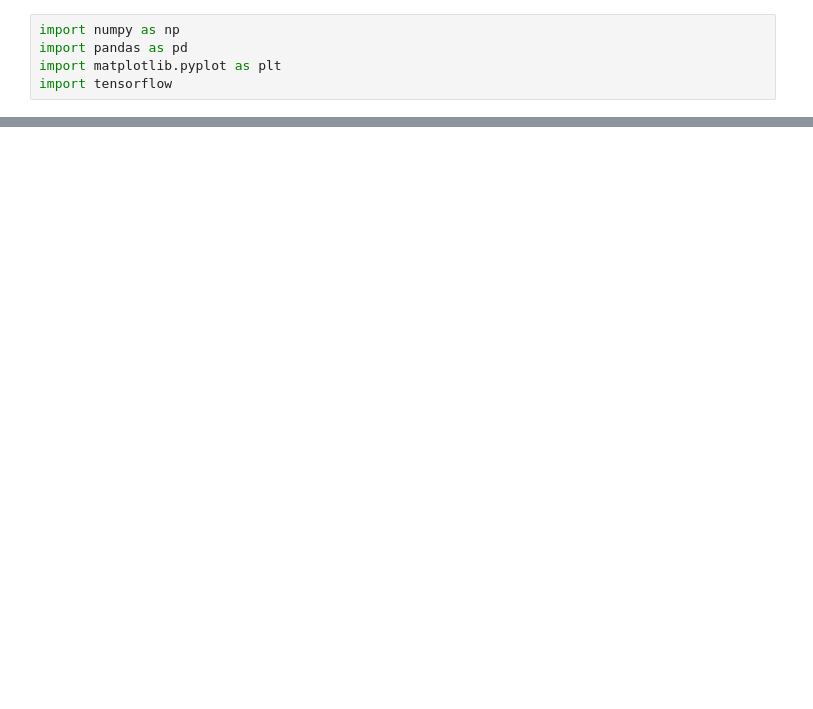
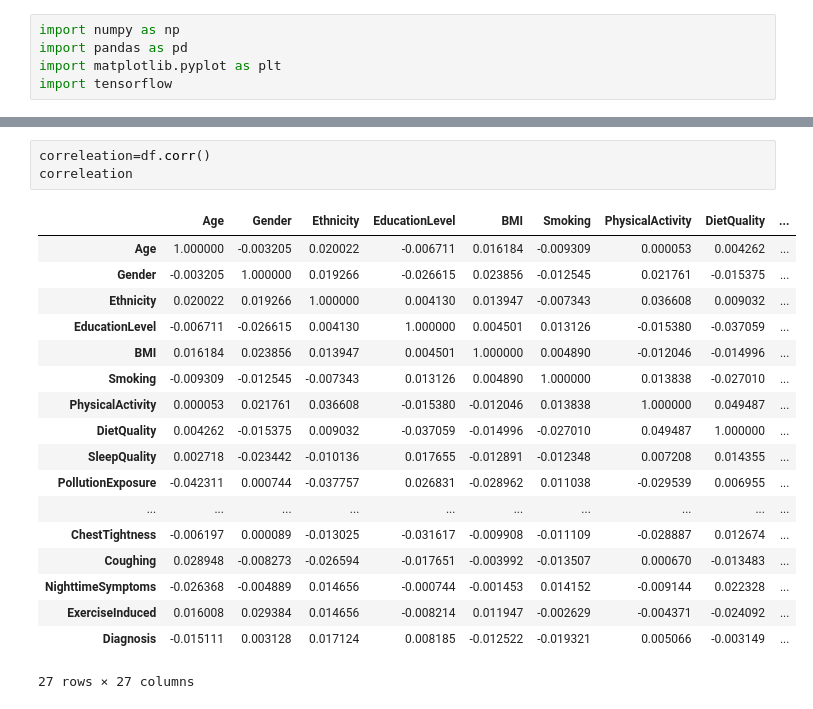
Before and after one commit to Visheshpgowda/disease-prediction-app, a Jupyter notebook: backend/app/models/asthma_model.ipynb, the cells around one changed output, grey strips where cells are left out. Saved outputs shown, nothing was run; the diff lists cells and outputs as text; blank space fills up the shorter version.

```diff
--- a/backend/app/models/asthma_model.ipynb
+++ b/backend/app/models/asthma_model.ipynb
@@ -34,0 +123,22 @@ df.sample(10)
+# %%
+correleation=df.corr()
+correleation
+# %% [output]
+|  | Age | Gender | Ethnicity | EducationLevel | BMI | Smoking | PhysicalActivity | DietQuality | ... |
+| Age | 1.000000 | -0.003205 | 0.020022 | -0.006711 | 0.016184 | -0.009309 | 0.000053 | 0.004262 | ... |
+| Gender | -0.003205 | 1.000000 | 0.019266 | -0.026615 | 0.023856 | -0.012545 | 0.021761 | -0.015375 | ... |
+| Ethnicity | 0.020022 | 0.019266 | 1.000000 | 0.004130 | 0.013947 | -0.007343 | 0.036608 | 0.009032 | ... |
+| EducationLevel | -0.006711 | -0.026615 | 0.004130 | 1.000000 | 0.004501 | 0.013126 | -0.015380 | -0.037059 | ... |
+| BMI | 0.016184 | 0.023856 | 0.013947 | 0.004501 | 1.000000 | 0.004890 | -0.012046 | -0.014996 | ... |
+| Smoking | -0.009309 | -0.012545 | -0.007343 | 0.013126 | 0.004890 | 1.000000 | 0.013838 | -0.027010 | ... |
+| PhysicalActivity | 0.000053 | 0.021761 | 0.036608 | -0.015380 | -0.012046 | 0.013838 | 1.000000 | 0.049487 | ... |
+| DietQuality | 0.004262 | -0.015375 | 0.009032 | -0.037059 | -0.014996 | -0.027010 | 0.049487 | 1.000000 | ... |
+| SleepQuality | 0.002718 | -0.023442 | -0.010136 | 0.017655 | -0.012891 | -0.012348 | 0.007208 | 0.014355 | ... |
+| PollutionExposure | -0.042311 | 0.000744 | -0.037757 | 0.026831 | -0.028962 | 0.011038 | -0.029539 | 0.006955 | ... |
+| ... | ... | ... | ... | ... | ... | ... | ... | ... | ... |
+| ChestTightness | -0.006197 | 0.000089 | -0.013025 | -0.031617 | -0.009908 | -0.011109 | -0.028887 | 0.012674 | ... |
+| Coughing | 0.028948 | -0.008273 | -0.026594 | -0.017651 | -0.003992 | -0.013507 | 0.000670 | -0.013483 | ... |
+| NighttimeSymptoms | -0.026368 | -0.004889 | 0.014656 | -0.000744 | -0.001453 | 0.014152 | -0.009144 | 0.022328 | ... |
+| ExerciseInduced | 0.016008 | 0.029384 | 0.014656 | -0.008214 | 0.011947 | -0.002629 | -0.004371 | -0.024092 | ... |
+| Diagnosis | -0.015111 | 0.003128 | 0.017124 | 0.008185 | -0.012522 | -0.019321 | 0.005066 | -0.003149 | ... |
+27 rows × 27 columns
```
Also changed, not shown: parts of 32 cells of this notebook, 2 other files.
